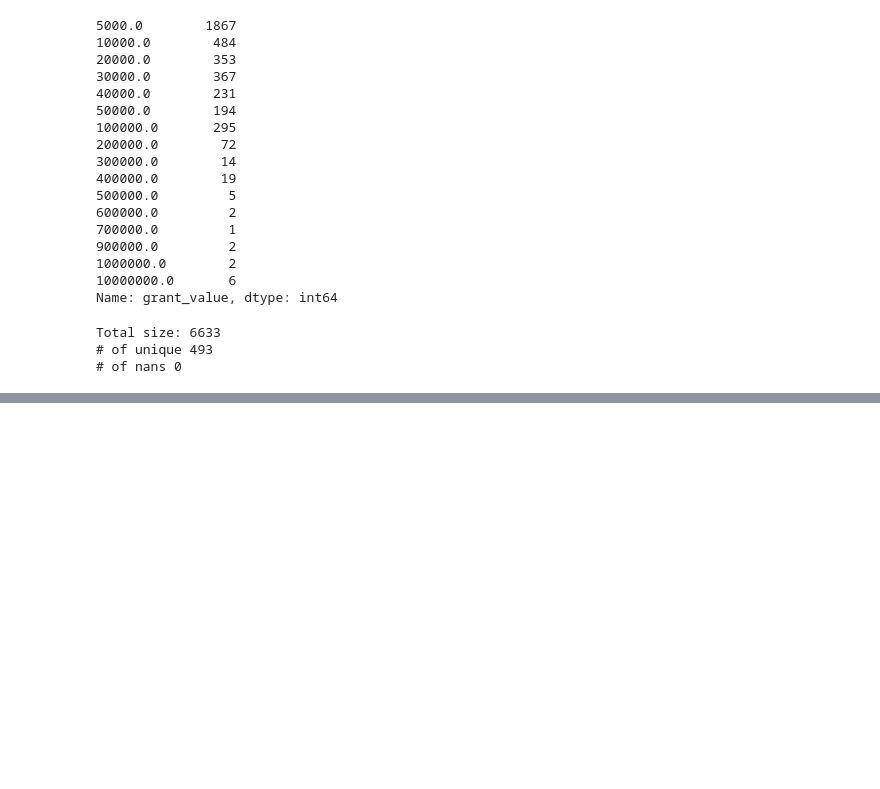
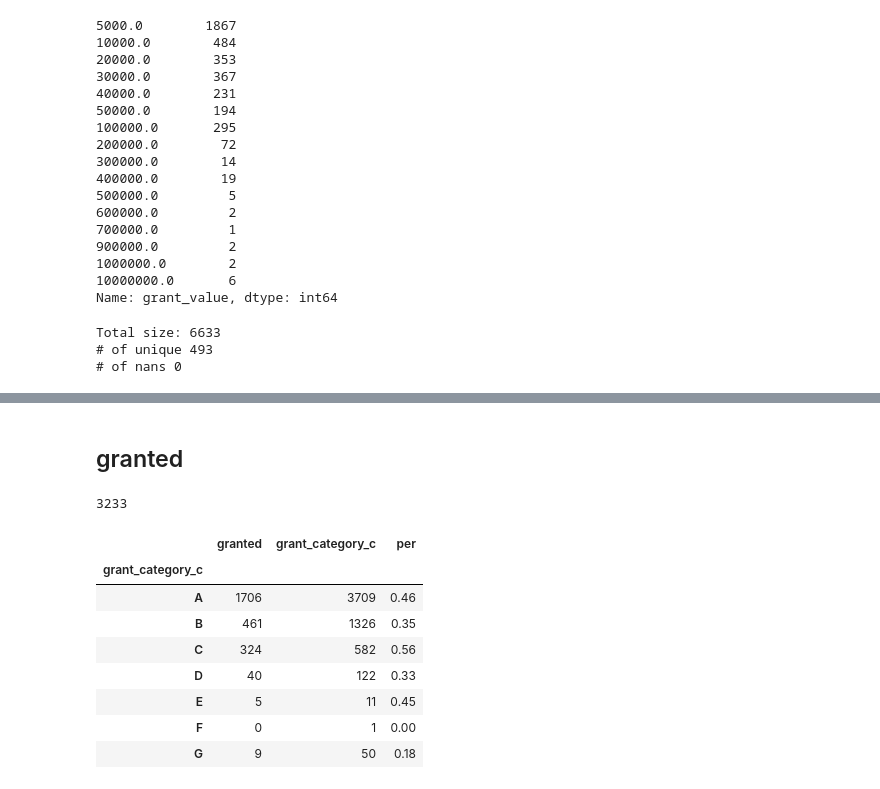
Before and after one commit to diegoami/DSRetreat_Melbourne_DIOLEM, a Jupyter notebook: scripts/o_look_at_apps.ipynb, the cells around one changed output, grey strips where cells are left out. Saved outputs shown, nothing was run; the diff lists cells and outputs as text; code cells hidden in the pictures; blank space fills up the shorter version.

```diff
--- a/scripts/o_look_at_apps.ipynb
+++ b/scripts/o_look_at_apps.ipynb
@@ -56,3 +104,9 @@ print_details(apps['date'])
 Total size: 6633
 # of unique 493
 # of nans 0
+# %%
+apps['sponsor_c']= apps['sponsor'].str.extract('([A-Z])')
+apps['sponsor_n'] = apps['sponsor'].str.extract('(\d+)')
+# %%
+apps['grant_category_c']= apps['grant_category'].str.extract('([A-Z])')
+apps['grant_category_n'] = apps['grant_category'].str.extract('(\d+)')
@@ -58,0 +163,22 @@ Total size: 6633
+# %% [markdown]
+## granted
+# %%
+apps['granted'].sum()
+# %% [output]
+3233
+# %%
+#Mean grant value
+foo = apps[['grant_category_c','granted']].groupby(
+    'grant_category_c').agg({'granted':np.sum,'grant_category_c':pd.Series.count}).round().sort_index()
+foo['per']=(foo['granted']/(foo['grant_category_c'])).round(decimals=2)
+foo
+# %% [output]
+|  | granted | grant_category_c | per |
+| grant_category_c |  |  |  |
+| A | 1706 | 3709 | 0.46 |
+| B | 461 | 1326 | 0.35 |
+| C | 324 | 582 | 0.56 |
+| D | 40 | 122 | 0.33 |
+| E | 5 | 11 | 0.45 |
+| F | 0 | 1 | 0.00 |
+| G | 9 | 50 | 0.18 |
```
Also changed, not shown: parts of 14 cells of this notebook, 2 other files.
